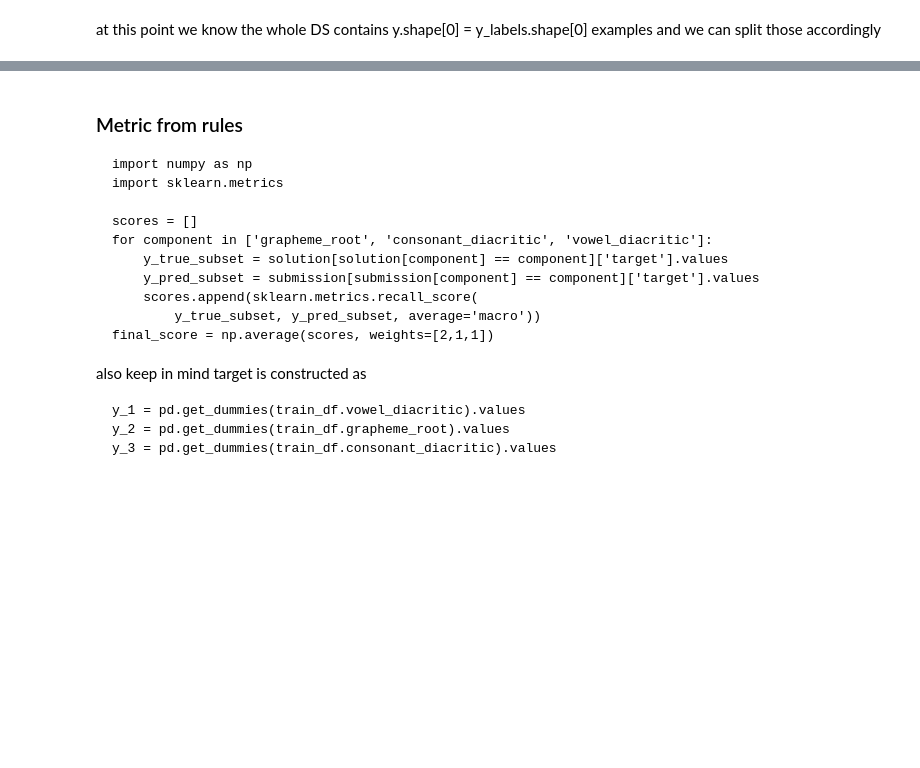
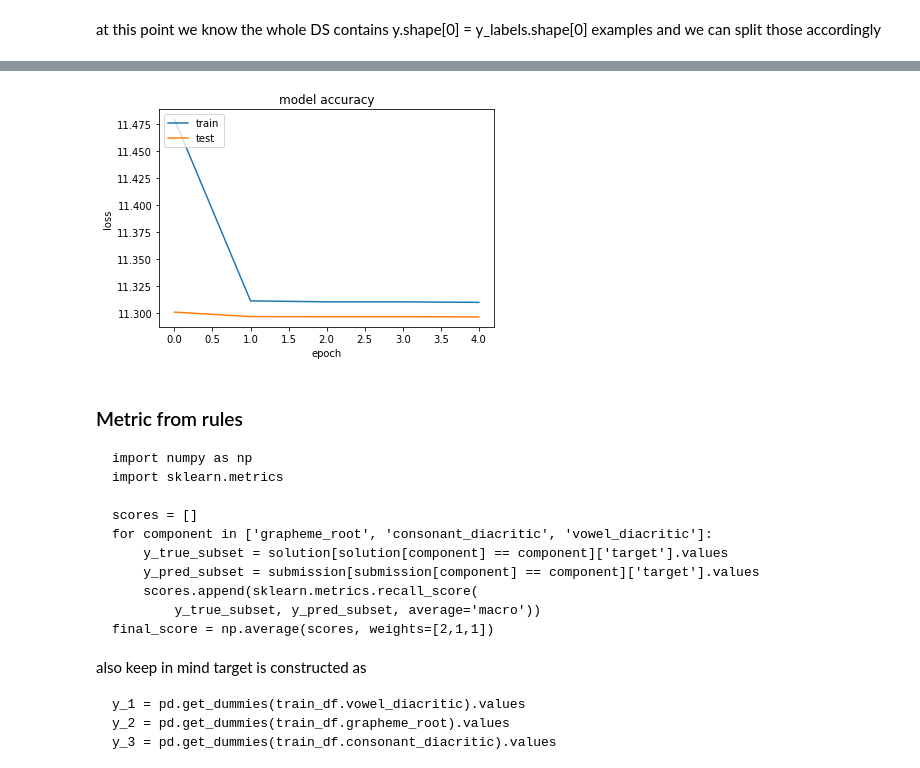
Before and after one commit to ipovalyaev/competitive-data-science, a Jupyter notebook: Bengali.AI/training.ipynb, the cells around one changed output, grey strips where cells are left out. Saved outputs shown, nothing was run; the diff lists cells and outputs as text; code cells hidden in the pictures; blank space fills up the shorter version.

```diff
--- a/Bengali.AI/training.ipynb
+++ b/Bengali.AI/training.ipynb
@@ -488,14 +507,16 @@ history = model.fit(
 # %%
 plt.plot(history.history['loss'])
 plt.plot(history.history['val_loss'])
-plt.plot(history.history['recall'])
-plt.plot(history.history['val_recall'])
+# plt.plot(history.history['recall'])
+# plt.plot(history.history['val_recall'])
 
 plt.title('model accuracy')
 plt.ylabel('loss')
 plt.xlabel('epoch')
 plt.legend(['train', 'test'], loc='upper left')
 plt.show()
+# %% [output]
+[figure, added]
 # %%
 # model_fname = 'models/model-2020-01-04-11-33'
 # model_fname = 'models/model-2020-01-09-06-03'
```
Also changed, not shown: parts of 2 cells of this notebook.
